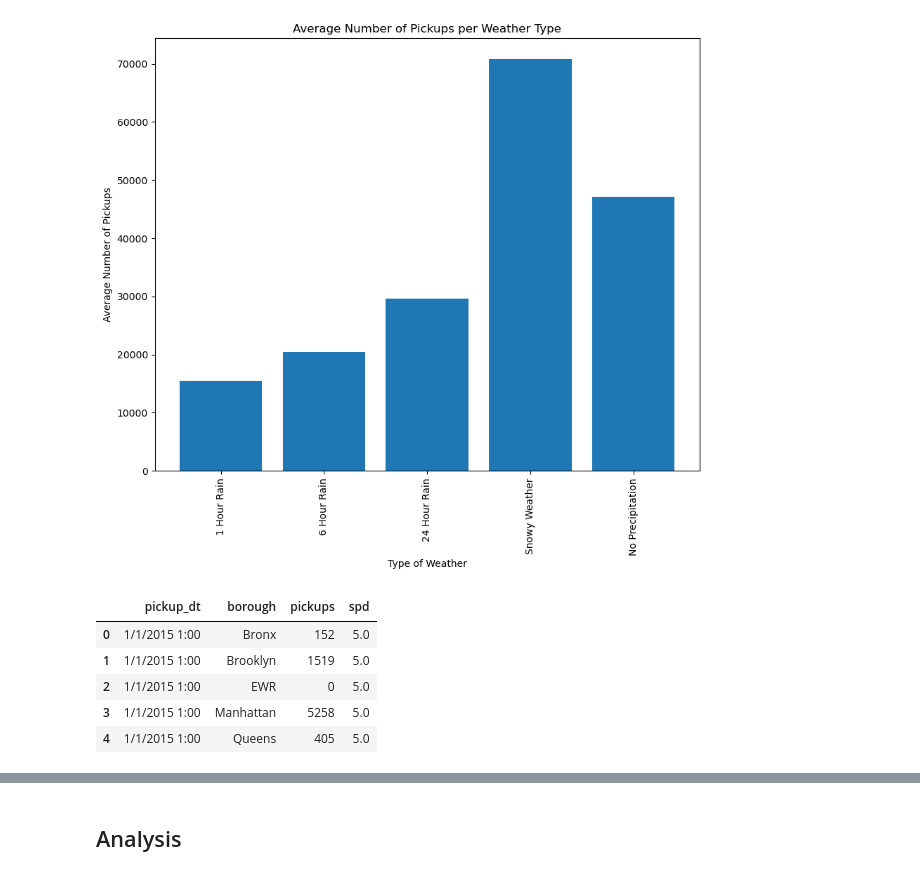
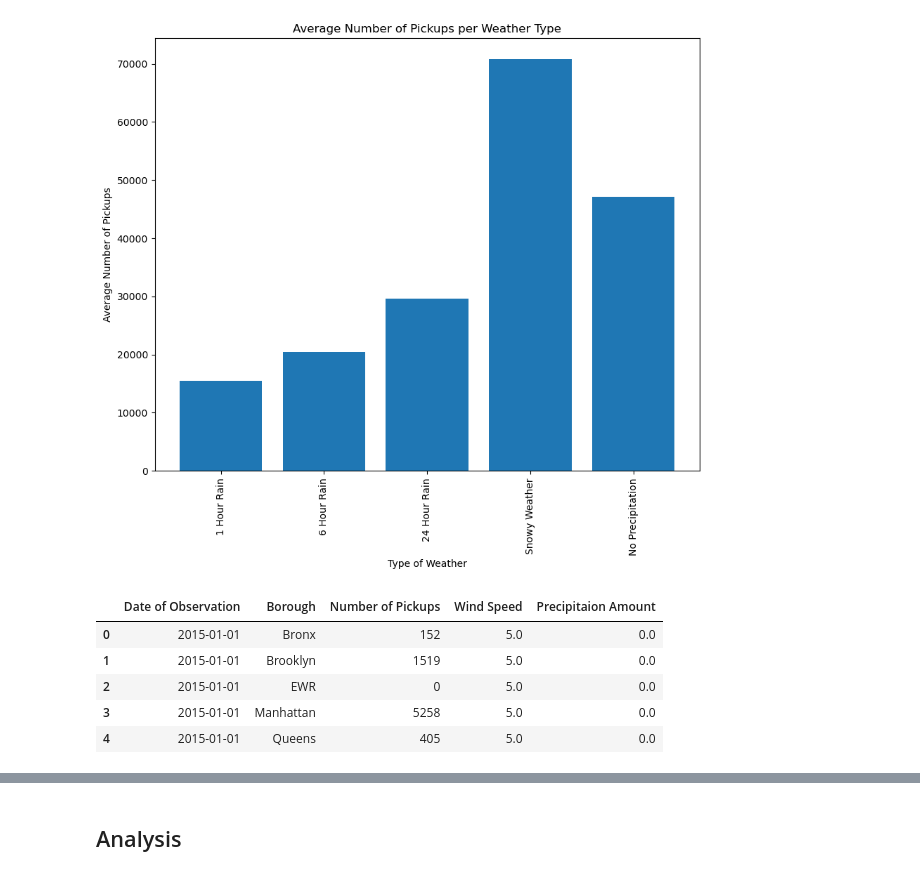
Before and after one commit to caleb-g23/Uber_Pickups_Project, a Jupyter notebook: Main/uber_main.ipynb, the cells around one changed output, grey strips where cells are left out. Drawn from its saved outputs; the diff is of its cells as text; code cells hidden in the pictures.

```diff
--- a/Main/uber_main.ipynb
+++ b/Main/uber_main.ipynb
@@ -209,13 +210,17 @@ plt.show()
 [figure]
 # %%
 # Does Wind Speed affect the number of pickups? How does wind with or without precipitation affect it? - Ryan
-wind_df= uber_df[["pickup_dt", "borough", "pickups", "spd"]]
+uber_df=uber_df.astype({"pickup_dt":"datetime64[D]"})
+
+# Does Wind Speed affect the number of pickups? How does wind with or without precipitation affect it? - Ryan
+wind_df= uber_df[["pickup_dt", "borough", "pickups", "spd", "pcp01"]]
+wind_df= wind_df.rename(columns={"pickup_dt": "Date of Observation"}|{"borough":"Borough"}|{"pickups":"Number of Pickups"}|{"spd":"Wind Speed"}|{"pcp01":"Precipitaion Amount"})
 
 wind_df.head()
 # %% [output]
-|  | pickup_dt | borough | pickups | spd |
-| 0 | 1/1/2015 1:00 | Bronx | 152 | 5.0 |
-| 1 | 1/1/2015 1:00 | Brooklyn | 1519 | 5.0 |
-| 2 | 1/1/2015 1:00 | EWR | 0 | 5.0 |
-| 3 | 1/1/2015 1:00 | Manhattan | 5258 | 5.0 |
-| 4 | 1/1/2015 1:00 | Queens | 405 | 5.0 |
+|  | Date of Observation | Borough | Number of Pickups | Wind Speed | Precipitaion Amount |
+| 0 | 2015-01-01 | Bronx | 152 | 5.0 | 0.0 |
+| 1 | 2015-01-01 | Brooklyn | 1519 | 5.0 | 0.0 |
+| 2 | 2015-01-01 | EWR | 0 | 5.0 | 0.0 |
+| 3 | 2015-01-01 | Manhattan | 5258 | 5.0 | 0.0 |
+| 4 | 2015-01-01 | Queens | 405 | 5.0 | 0.0 |
```
Also changed, not shown: parts of 12 cells of this notebook.
